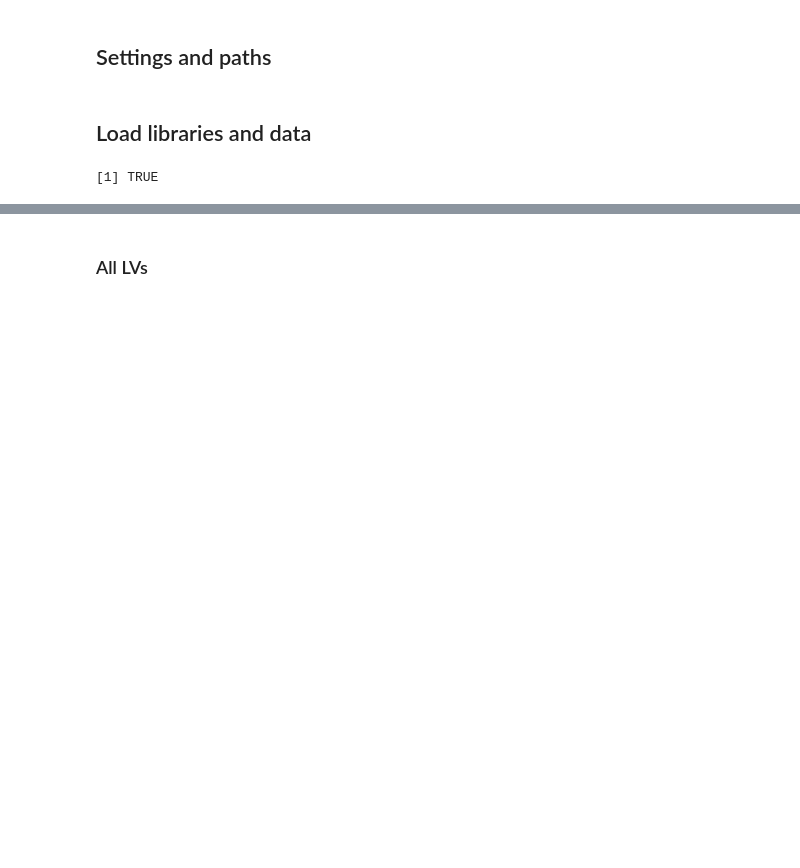
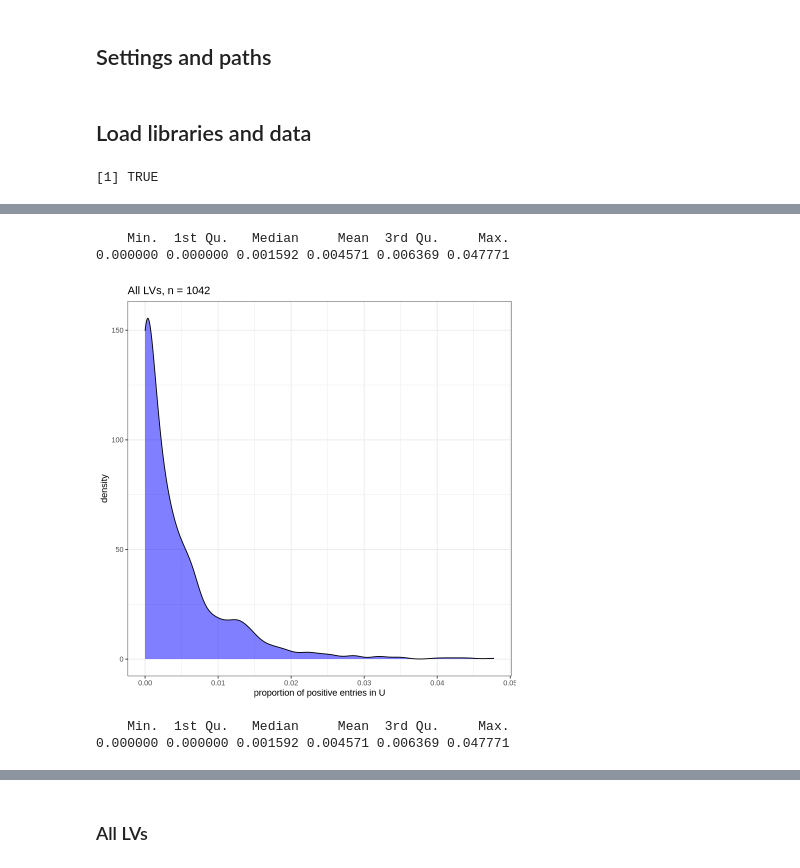
Before and after one commit to pivlab/INCLUDE_TR01, a Jupyter notebook: nbs/10_gtex/GTEx_PLIER_exploration.ipynb, the cells around one changed output, grey strips where cells are left out. Saved outputs shown, nothing was run; the diff lists cells and outputs as text; code cells hidden in the pictures; blank space fills up the shorter version.

```diff
--- a/nbs/10_gtex/GTEx_PLIER_exploration.ipynb
+++ b/nbs/10_gtex/GTEx_PLIER_exploration.ipynb
@@ -24,0 +28,6 @@ assert_that(!is.null(INPUT_PLIER_MODEL_FILE), msg = "Input PLIER model was not s
+# %%
+gtex_plier_results=readRDS(here::here(INPUT_PLIER_MODEL_FILE))
+num_lvs <- nrow(gtex_plier_results$B)
+matrixU <- gtex_plier_results$U
+matrixZ <- gtex_plier_results$Z
+matrixB <- gtex_plier_results$B
@@ -26,0 +54,20 @@ assert_that(!is.null(INPUT_PLIER_MODEL_FILE), msg = "Input PLIER model was not s
+# %%
+num_lvs <- nrow(matrixB)
+
+u_sparsity_all <- CalculateUSparsity(plier.results = gtex_plier_results,
+                                     significant.only = FALSE)
+ggplot2::ggplot(as.data.frame(u_sparsity_all),
+                ggplot2::aes(x = u_sparsity_all)) +
+  ggplot2::geom_density(fill = "blue", alpha = 0.5) +
+  ggplot2::theme_bw() +
+  ggplot2::labs(x = "proportion of positive entries in U") +
+  ggplot2::ggtitle(paste("All LVs, n =", num_lvs))
+# %% [output]
+    Min.  1st Qu.   Median     Mean  3rd Qu.     Max.
+0.000000 0.000000 0.001592 0.004571 0.006369 0.047771
+[figure, added]
+# %%
+summary(u_sparsity_all)
+# %% [output]
+    Min.  1st Qu.   Median     Mean  3rd Qu.     Max.
+0.000000 0.000000 0.001592 0.004571 0.006369 0.047771
```
Also changed, not shown: parts of 23 cells of this notebook, 21 other files.
